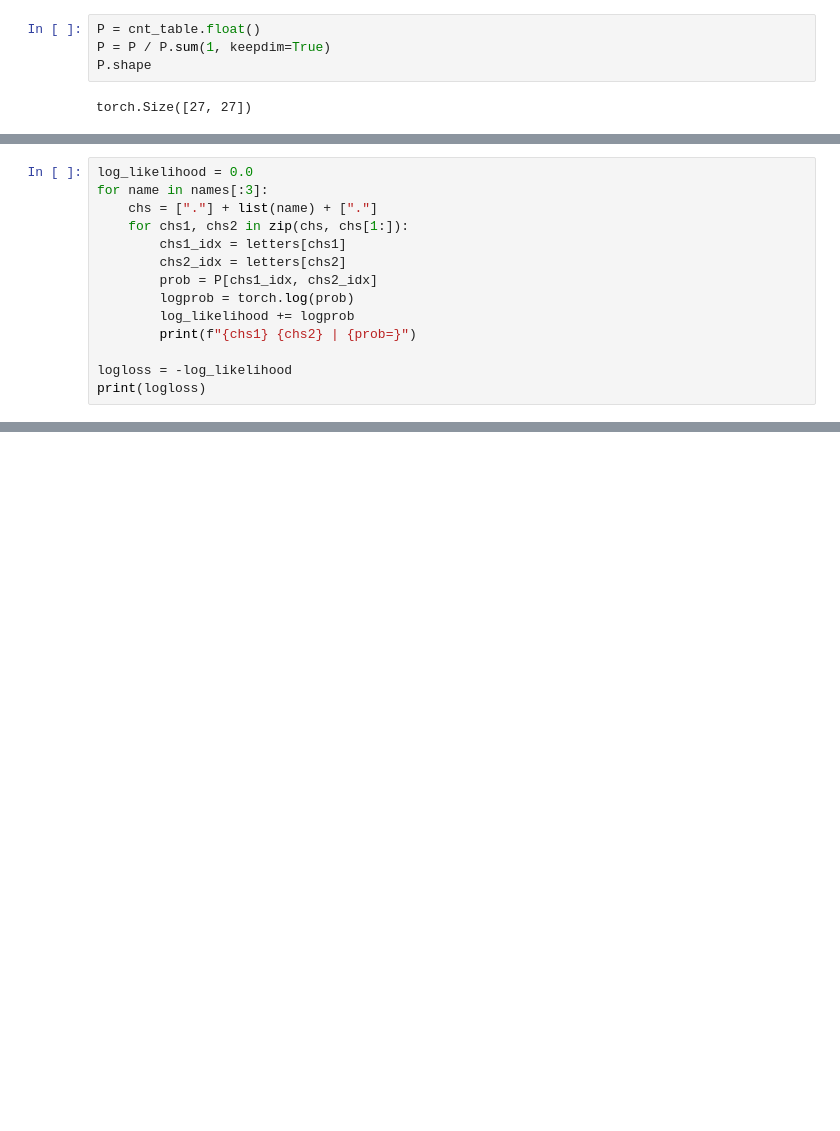
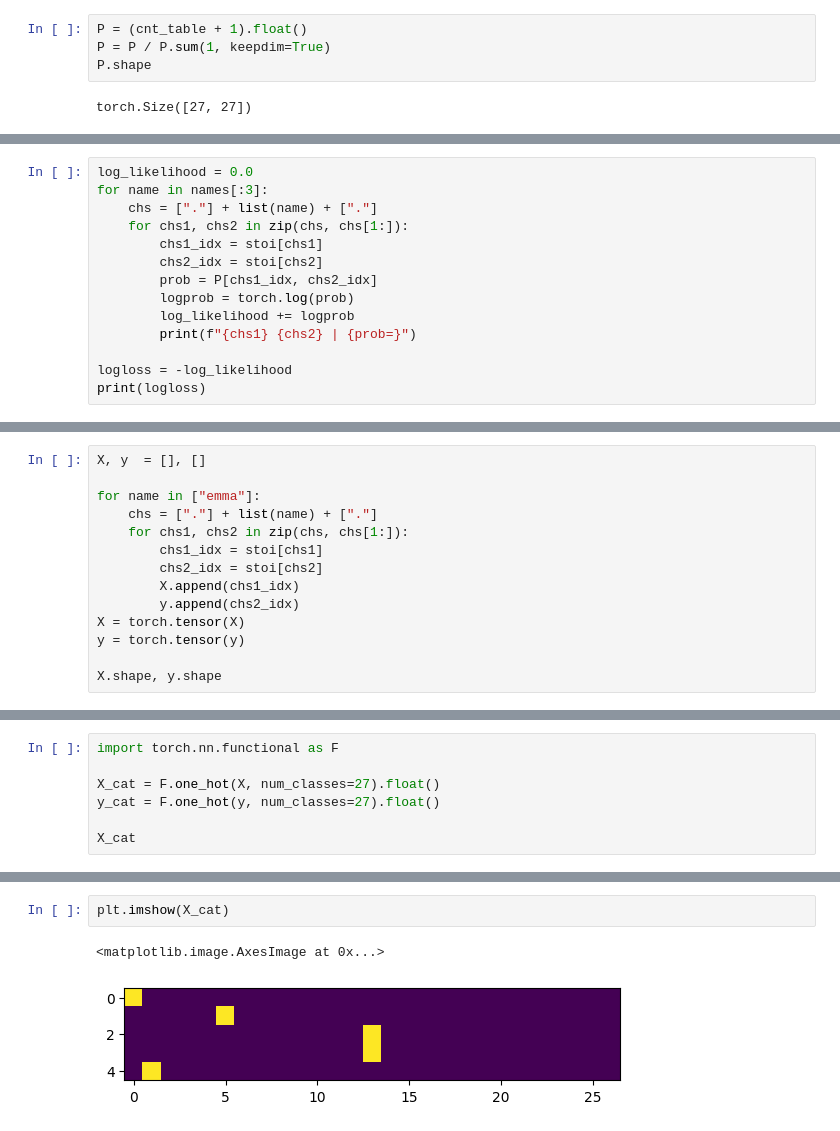
Before and after one commit to NurmukhamedKZ/MakeMore, a Jupyter notebook: MakeMore.ipynb, the cells around one changed output, grey strips where cells are left out. Cells and saved outputs as stored; diff of their text form; blank space fills up the shorter version.

```diff
--- a/MakeMore.ipynb
+++ b/MakeMore.ipynb
@@ -267,7 +267,7 @@ a2
 tensor([[ 6],
         [15]])
 # %%
-P = cnt_table.float()
+P = (cnt_table + 1).float()
 P = P / P.sum(1, keepdim=True)
 P.shape
 # %% [output]
@@ -294,8 +294,8 @@ log_likelihood = 0.0
 for name in names[:3]:
     chs = ["."] + list(name) + ["."]
     for chs1, chs2 in zip(chs, chs[1:]):
-        chs1_idx = letters[chs1]
-        chs2_idx = letters[chs2]
+        chs1_idx = stoi[chs1]
+        chs2_idx = stoi[chs2]
         prob = P[chs1_idx, chs2_idx]
         logprob = torch.log(prob)
         log_likelihood += logprob
@@ -323,0 +324,14 @@ tensor(47.7310)
+# %%
+X, y  = [], []
+
+for name in ["emma"]:
+    chs = ["."] + list(name) + ["."]
+    for chs1, chs2 in zip(chs, chs[1:]):
+        chs1_idx = stoi[chs1]
+        chs2_idx = stoi[chs2]
+        X.append(chs1_idx)
+        y.append(chs2_idx)
+X = torch.tensor(X)
+y = torch.tensor(y)
+
+X.shape, y.shape
@@ -323,0 +340,7 @@ tensor(47.7310)
+# %%
+import torch.nn.functional as F
+
+X_cat = F.one_hot(X, num_classes=27).float()
+y_cat = F.one_hot(y, num_classes=27).float()
+
+X_cat
@@ -323,0 +358,5 @@ tensor(47.7310)
+# %%
+plt.imshow(X_cat)
+# %% [output]
+<matplotlib.image.AxesImage at 0x...>
+[figure, added]
```
Also changed, not shown: parts of 31 cells of this notebook, 16 other files.
